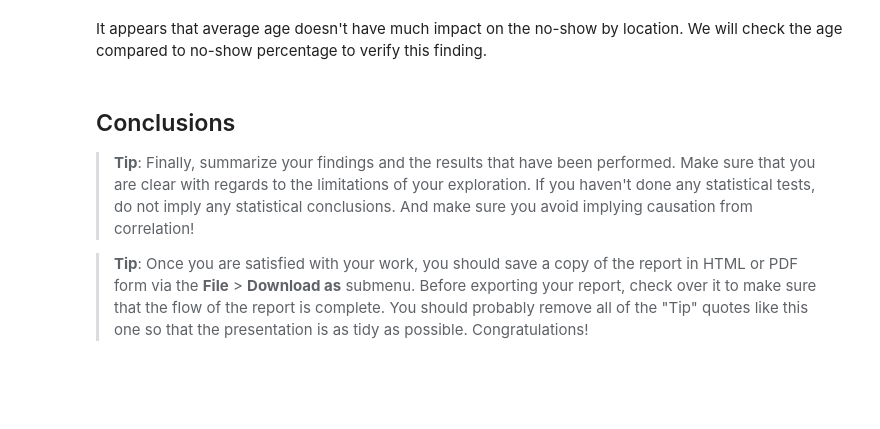
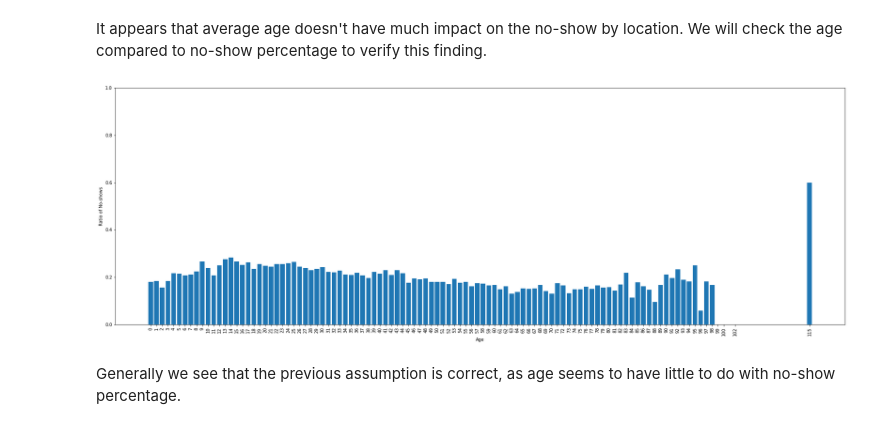
Before and after one commit to SeraphDev6/Investigate-a-Dataset, a Jupyter notebook: Investigating_causes_of_missed_appoinments.ipynb, the cells around one changed output. Saved outputs shown, nothing was run; the diff lists cells and outputs as text; code cells hidden in the pictures; blank space fills up the shorter version.

```diff
--- a/Investigating_causes_of_missed_appoinments.ipynb
+++ b/Investigating_causes_of_missed_appoinments.ipynb
@@ -408,10 +408,15 @@ ax.set_ylabel("Average Age");
 [figure]
 # %% [markdown]
 It appears that average age doesn't have much impact on the no-show by location. We will check the age compared to no-show percentage to verify this finding.
-# %% [markdown]
-<a id='conclusions'></a>
-## Conclusions
-
-> **Tip**: Finally, summarize your findings and the results that have been performed. Make sure that you are clear with regards to the limitations of your exploration. If you haven't done any statistical tests, do not imply any statistical conclusions. And make sure you avoid implying causation from correlation!
-
-> **Tip**: Once you are satisfied with your work, you should save a copy of the report in HTML or PDF form via the **File** > **Download as** submenu. Before exporting your report, check over it to make sure that the flow of the report is complete. You should probably remove all of the "Tip" quotes like this one so that the presentation is as tidy as possible. Congratulations!
+# %%
+data = df.groupby("Age")["No-show"].mean()
+fig, ax = plt.subplots(figsize=(30,10))
+ax.bar(x = data.index, height= list(data));
+ax.set_xlabel("Age")
+ax.set_xticks(data.index, data.index ,rotation="vertical")
+ax.set_ylabel("Ratio of No-shows");
+ax.set_ybound(0.0,1.0)
+# %% [output]
+[figure, added]
+# %% [markdown]
+Generally we see that the previous assumption is correct, as age seems to have little to do with no-show percentage.
```
Also changed, not shown: parts of 1 cell of this notebook, 1 other file.
